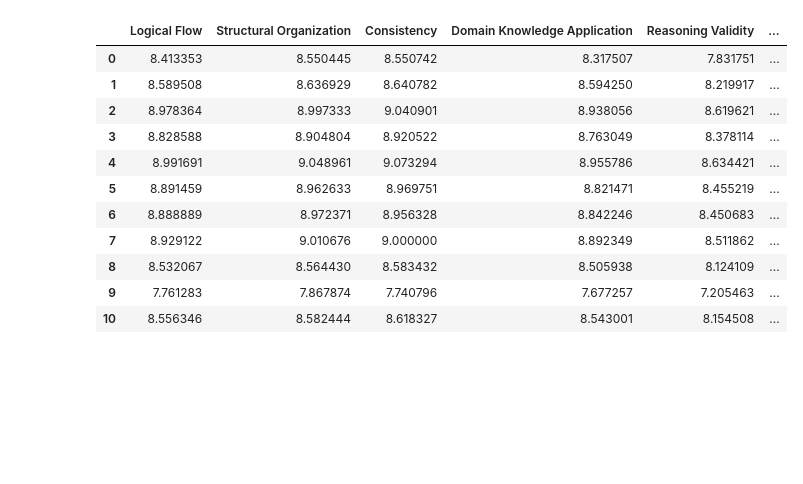
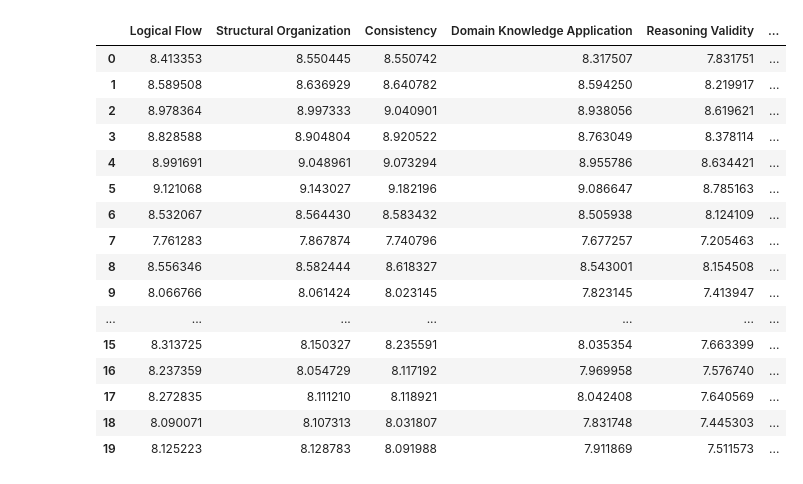
Before and after one commit to Death-Raider/MetaCognition, a Jupyter notebook: Stage_5_HiPO_1Pass/results.ipynb, the cells around one changed output. Saved outputs shown, nothing was run; the diff lists cells and outputs as text; code cells hidden in the pictures; blank space fills up the shorter version.

```diff
--- a/Stage_5_HiPO_1Pass/results.ipynb
+++ b/Stage_5_HiPO_1Pass/results.ipynb
@@ -10,24 +10,46 @@ MODELS = [
     "models_saved/qwen/Qwen_Death-Raider_HiPO-Qwen2.5-seq-0.json",
     "models_saved/qwen/Qwen_Death-Raider_HiPO-Qwen2.5-seq-1.json",
     "models_saved/qwen/Qwen_Death-Raider_HiPO-Qwen2.5-seq-2.json",
-    "models_saved/qwen/Qwen_Death-Raider_HiPO-Qwen2.5-seq-3.json",
-    "models_saved/qwen/Qwen_Death-Raider_HiPO-Qwen2.5-seq-4.json",
     "models_saved/qwen/Qwen_Death-Raider_DPO-Qwen.json",
     "models_saved/qwen/Qwen_Death-Raider_SFT-Qwen.json",
     "models_saved/qwen/Qwen_Qwen_Qwen2.5-7B-Instruct.json",
+    'models_saved/llama/Llama_Death-Raider_HiPO-Llama3.1-Rq-only.json',
+    'models_saved/llama/Llama_Death-Raider_HiPO-Llama3.1-Mt-only.json',
+    'models_saved/llama/Llama_Death-Raider_HiPO-Llama3.1-Ra-only.json',
+    'models_saved/llama/Llama_Death-Raider_HiPO-Llama3.1-Rq-bias-ind.json',
+    'models_saved/llama/Llama_Death-Raider_HiPO-Llama3.1-Mt-bias-ind.json',
+    'models_saved/llama/Llama_Death-Raider_HiPO-Llama3.1-eq-ind.json',
+    'models_saved/llama/Llama_Death-Raider_HiPO-Llama3.1-seq-0.json',
+    'models_saved/llama/Llama_Death-Raider_HiPO-Llama3.1-seq-1.json',
+    'models_saved/llama/Llama_Death-Raider_HiPO-Llama3.1-seq-2.json',
+    'models_saved/llama/Llama_meta-llama_Meta-Llama-3.1-8B-Instruct.json',
+    'models_saved/llama/Llama_Death-Raider_DPO-Llama3.1.json',
 ]
 ablatiobn_names = [
+
     'Ra-only',
     'Mt-only',
     'Rq-only',
     'seq-0',
     'seq-1',
     'seq-2',
-    'seq-3',
-    'seq-4',
     "DPO",
     'SFT',
-    'Base'
+    'Base',
+
+    'Rq-only',
+    'Mt-only',
+    'Ra-only',
+    'Rq-Bias',
+    'Mt-Bias',
+    'Equal-Bias',
+    'seq-0',
+    'seq-1',
+    'seq-2',
+    'Base',
+    'DPO'
+
+
 ]
 # %%
 imp_columns = [
@@ -131,16 +197,21 @@ accuracies_df * 10.0
 # %%
-# final_df['Model Name'] = pd.Series(ablatiobn_names)
-# final_df
+final_df['Model Name'] = pd.Series(ablatiobn_names)
+final_df
 # %% [output]
 |  | Logical Flow | Structural Organization | Consistency | Domain Knowledge Application | Reasoning Validity | ... |
 | 0 | 8.413353 | 8.550445 | 8.550742 | 8.317507 | 7.831751 | ... |
 | 1 | 8.589508 | 8.636929 | 8.640782 | 8.594250 | 8.219917 | ... |
 | 2 | 8.978364 | 8.997333 | 9.040901 | 8.938056 | 8.619621 | ... |
 | 3 | 8.828588 | 8.904804 | 8.920522 | 8.763049 | 8.378114 | ... |
 | 4 | 8.991691 | 9.048961 | 9.073294 | 8.955786 | 8.634421 | ... |
-| 5 | 8.891459 | 8.962633 | 8.969751 | 8.821471 | 8.455219 | ... |
-| 6 | 8.888889 | 8.972371 | 8.956328 | 8.842246 | 8.450683 | ... |
-| 7 | 8.929122 | 9.010676 | 9.000000 | 8.892349 | 8.511862 | ... |
-| 8 | 8.532067 | 8.564430 | 8.583432 | 8.505938 | 8.124109 | ... |
-| 9 | 7.761283 | 7.867874 | 7.740796 | 7.677257 | 7.205463 | ... |
-| 10 | 8.556346 | 8.582444 | 8.618327 | 8.543001 | 8.154508 | ... |
+| 5 | 9.121068 | 9.143027 | 9.182196 | 9.086647 | 8.785163 | ... |
+| 6 | 8.532067 | 8.564430 | 8.583432 | 8.505938 | 8.124109 | ... |
+| 7 | 7.761283 | 7.867874 | 7.740796 | 7.677257 | 7.205463 | ... |
+| 8 | 8.556346 | 8.582444 | 8.618327 | 8.543001 | 8.154508 | ... |
+| 9 | 8.066766 | 8.061424 | 8.023145 | 7.823145 | 7.413947 | ... |
+| ... | ... | ... | ... | ... | ... | ... |
+| 15 | 8.313725 | 8.150327 | 8.235591 | 8.035354 | 7.663399 | ... |
+| 16 | 8.237359 | 8.054729 | 8.117192 | 7.969958 | 7.576740 | ... |
+| 17 | 8.272835 | 8.111210 | 8.118921 | 8.042408 | 7.640569 | ... |
+| 18 | 8.090071 | 8.107313 | 8.031807 | 7.831748 | 7.445303 | ... |
+| 19 | 8.125223 | 8.128783 | 8.091988 | 7.911869 | 7.511573 | ... |
```
Also changed, not shown: parts of 40 cells of this notebook, 14 other files.
